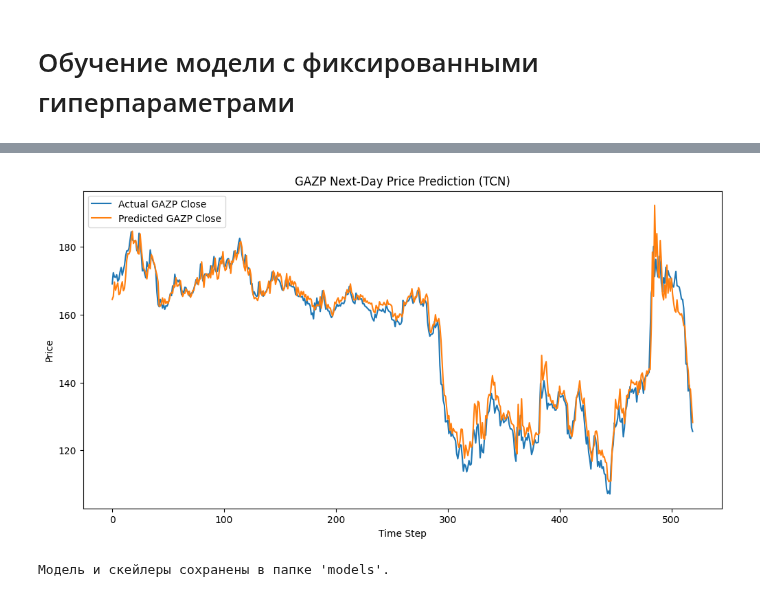
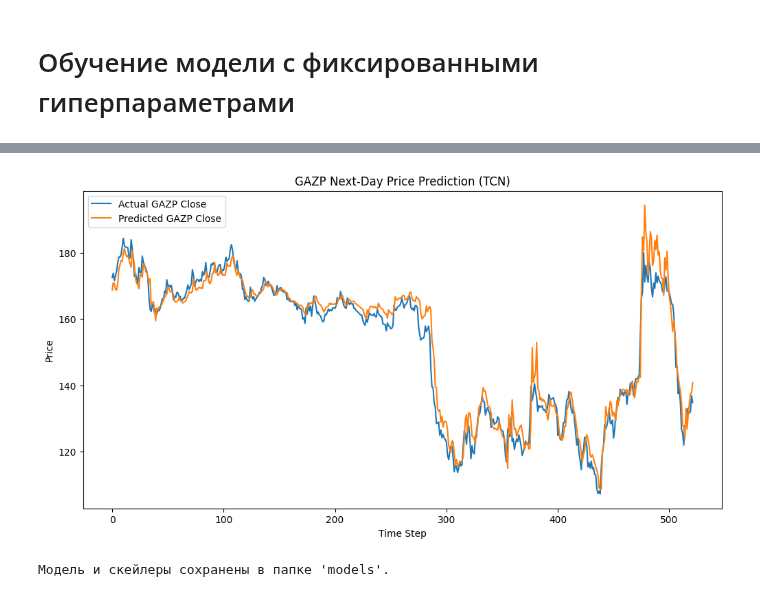
Before and after one commit to NasdormML/Moex_predict, a Jupyter notebook: notebooks/Best_GAZP.ipynb, the cells around one changed output, grey strips where cells are left out. Saved outputs shown, nothing was run; the diff lists cells and outputs as text; code cells hidden in the pictures.

```diff
--- a/notebooks/Best_GAZP.ipynb
+++ b/notebooks/Best_GAZP.ipynb
@@ -300,19 +300,19 @@ class TCNModel(nn.Module):
 # %% [markdown]
 # Обучение модели с фиксированными гиперпараметрами
 # %%
-n_levels = 3
-base_channels = 32
+n_levels = 4
+base_channels = 64
 num_channels = [base_channels * (2 ** i) for i in range(n_levels)]  # [32, 64]
-kernel_size = 4
+kernel_size = 5
 dropout = 0.28401188180992987
-fc_units = 18
+fc_units = 30
 lr = 0.0024237251391464117
 weight_decay = 2.7326194610424024e-05
 
 # Настройки обучения
 n_epochs = 40
 batch_size = 16
-patience = 15  # Если ошибка валидации не улучшается на протяжении 10 эпох, обучение остановится
+patience = 15
 
 # Подготовка данных
 raw_df = load_raw_data(ticker=TICKER)
@@ -438,4 +438,4 @@ MAPE: 1.89%
-[figure, old version]
+[figure, new version]
 # %%
 os.makedirs("models", exist_ok=True)
 model_path = os.path.join("models", "GAZP_model.pth")
```
Also changed, not shown: parts of 1 cell of this notebook, 13 other files.
